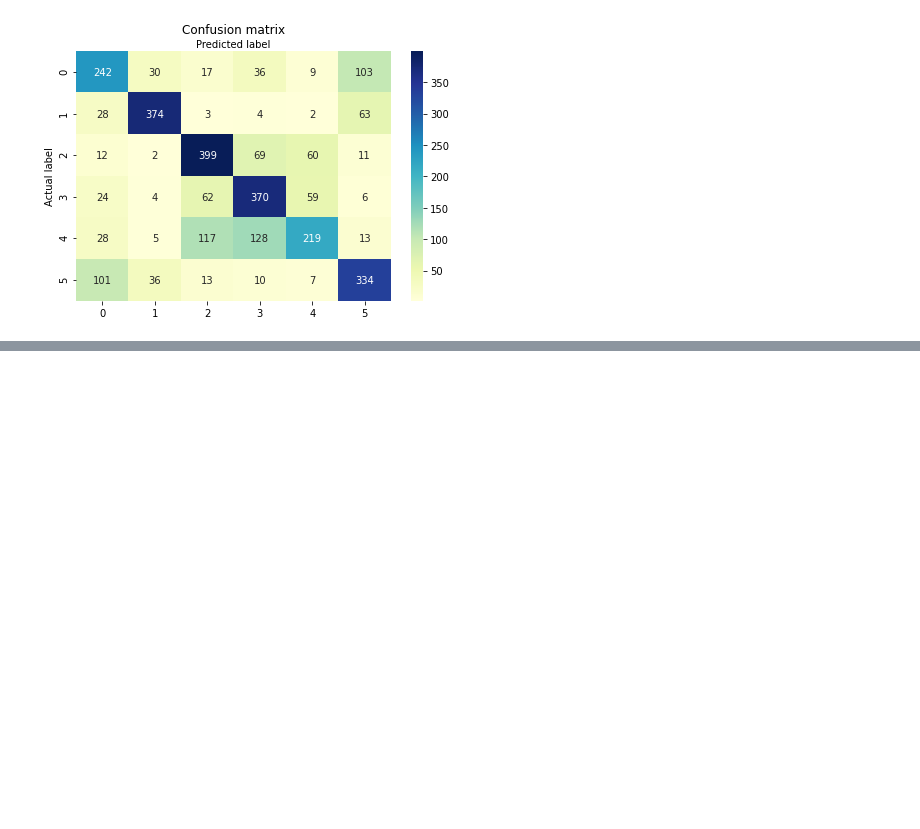
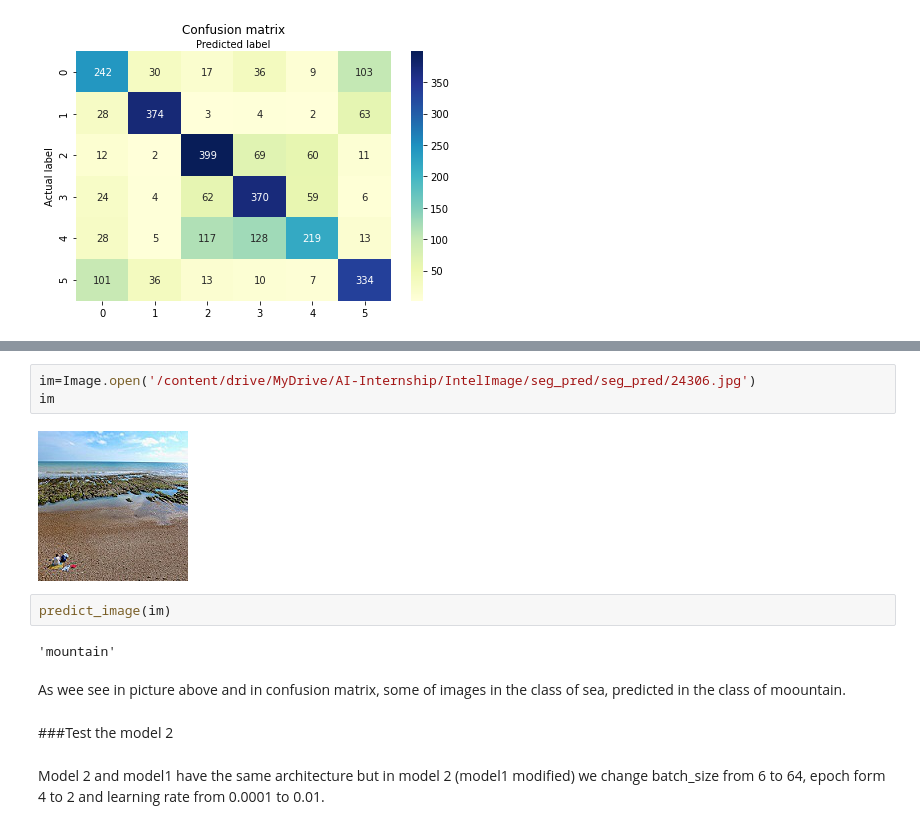
Before and after one commit to ZahraDehghani99/AI-Internship, a Jupyter notebook: Phase02_Intro_to_NN/Phase02_Intro_to_NN.ipynb, the cells around one changed output, grey strips where cells are left out. Cells and saved outputs as stored; diff of their text form; blank space fills up the shorter version.

```diff
--- a/Phase02_Intro_to_NN/Phase02_Intro_to_NN.ipynb
+++ b/Phase02_Intro_to_NN/Phase02_Intro_to_NN.ipynb
@@ -1193,0 +1262,15 @@ Text(0.5, 257.44, 'Predicted label')
+# %%
+im=Image.open('/content/drive/MyDrive/AI-Internship/IntelImage/seg_pred/seg_pred/24306.jpg')
+im
+# %% [output]
+[figure, added]
+# %%
+predict_image(im)
+# %% [output]
+'mountain'
+# %% [markdown]
+As wee see in picture above and in confusion matrix, some of images in the class of sea, predicted in the class of moountain.
+# %% [markdown]
+###Test the model 2
+# %% [markdown]
+Model 2 and model1 have the same architecture but in model 2 (model1 modified) we change batch_size from 6 to 64, epoch form 4 to 2 and learning rate from 0.0001 to 0.01.
```
Also changed, not shown: parts of 41 cells of this notebook.
